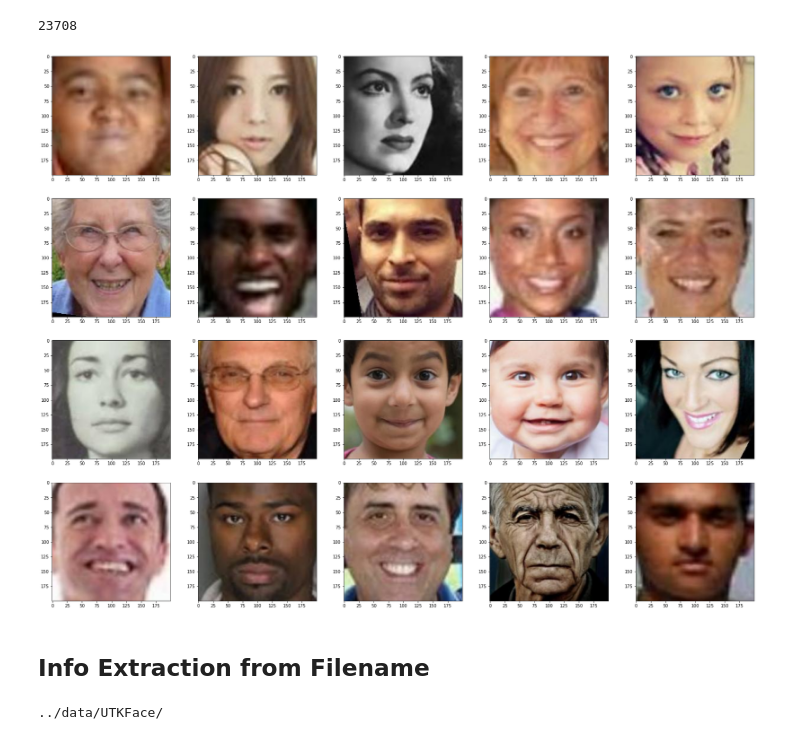
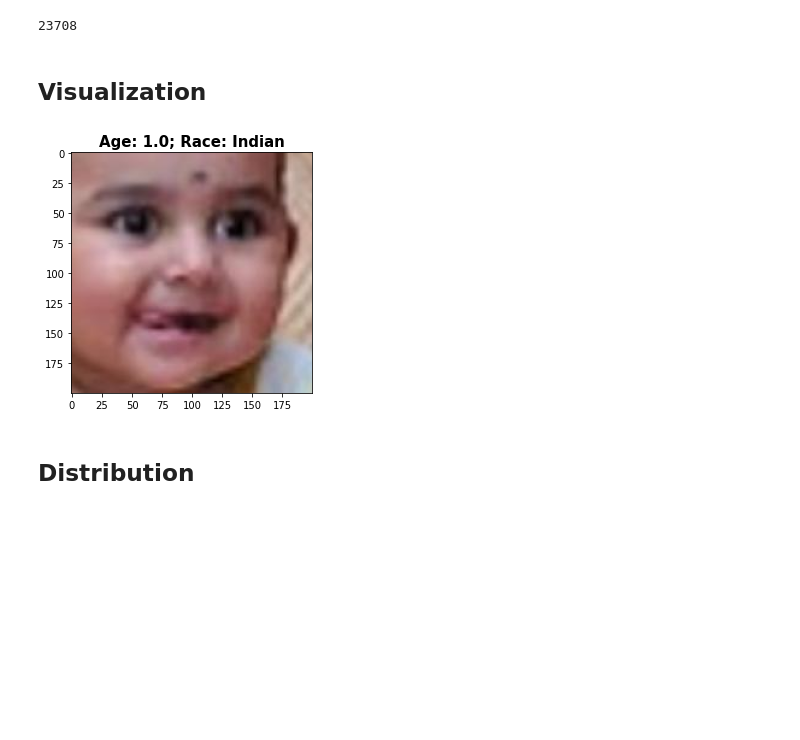
Before and after one commit to felixfa/AgeDetection, a Jupyter notebook: notebooks/fruntxas_data_exploration.ipynb, the cells around one changed output. Cells and saved outputs as stored; diff of their text form; code cells hidden in the pictures; blank space fills up the shorter version.

```diff
--- a/notebooks/fruntxas_data_exploration.ipynb
+++ b/notebooks/fruntxas_data_exploration.ipynb
@@ -42,3 +43,29 @@ def show_all_images_from_list(img_list):
+# %%
+def load_image_data_into_dataframe(foldername):
+
+    filenames = [f for f in os.listdir(folder_path) if not f.startswith(".")]
+    filenames.sort(key=lambda f: int(re.sub('\D', '', f)))
+
+    df = pd.DataFrame()
+    for filename in os.listdir(foldername):
+        if filename.startswith('80'):
+            break
+        parsed_name = filename.split('_')
+        df= df.append({'age' : int(parsed_name[0]),
+                       'gender' : parsed_name[1],
+                       'race' : parsed_name[2]}, ignore_index=True)
+    df['gender'] = df['gender'].map({'0': 'male', '1': 'female'})
+    df['race'] = df['race'].map({'0': 'White', '1': 'Black', '2': 'Asian', '3': 'Indian', '4': 'Others'})
+    return df
+# %%
+def show_all_images_from_list(img_list,img_df):
+    n=int(len(img_list)/5) +1
+    f = plt.figure(figsize=(25,n*5))
+    for i,img in enumerate(img_list):
+        f.add_subplot(n, 5, i + 1)
+        plt.title(f'Age: {img_df.iloc[i]["age"]}; Race: {img_df.iloc[i]["race"]}',
+                 fontweight="bold",fontsize=15)
+        plt.imshow(img)
 # %%
 folder_path = "../data/UTKFace/"
 # %%
@@ -50,10 +78,10 @@ len(img_list)
+# %%
+img_df = load_image_data_into_dataframe(folder_path)
+# %% [markdown]
+## Visualization
 # %%
-show_all_images_from_list(img_list[600:620])
+show_all_images_from_list(img_list[-2:-1],img_df.iloc[-2:-1])
 # %% [output]
-[figure, old version]
+[figure, new version]
 # %% [markdown]
-## Info Extraction from Filename
+## Distribution
-# %%
-print(os.path.splitext(folder_path)[0])
-# %% [output]
-../data/UTKFace/
```
Also changed, not shown: parts of 9 cells of this notebook.
